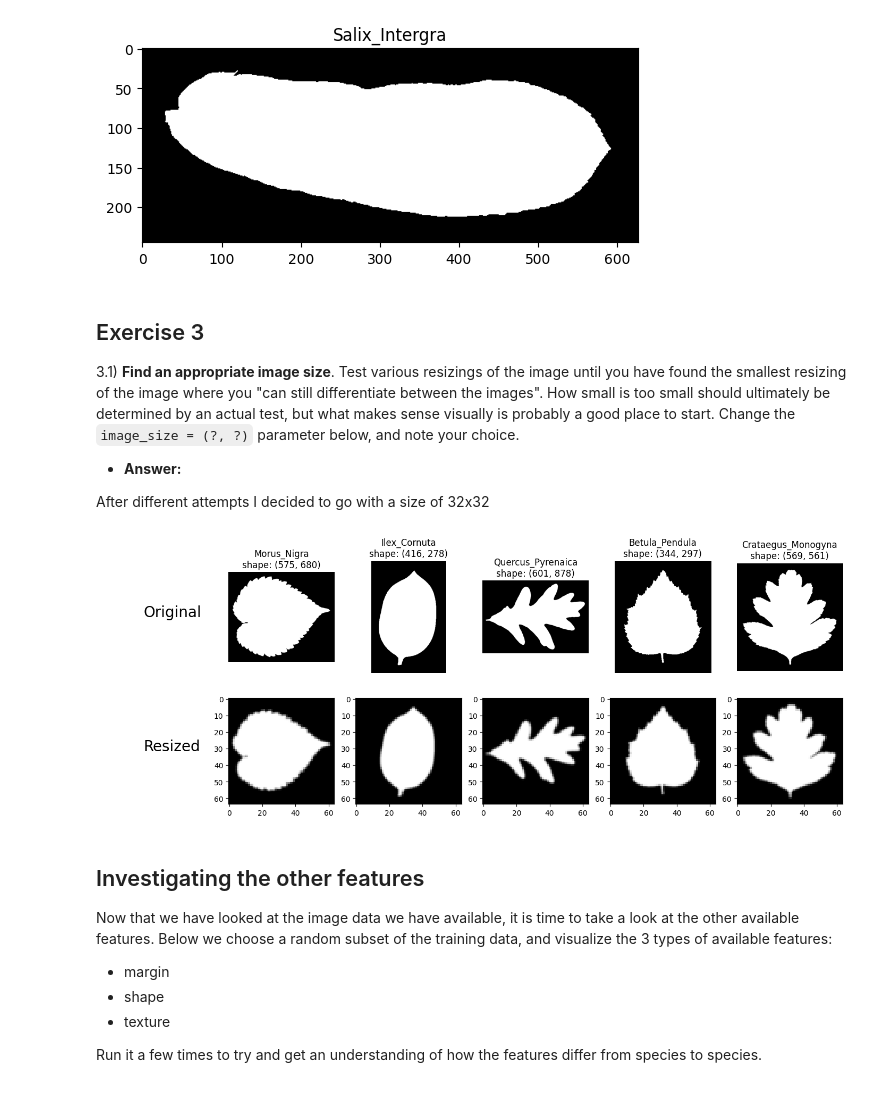
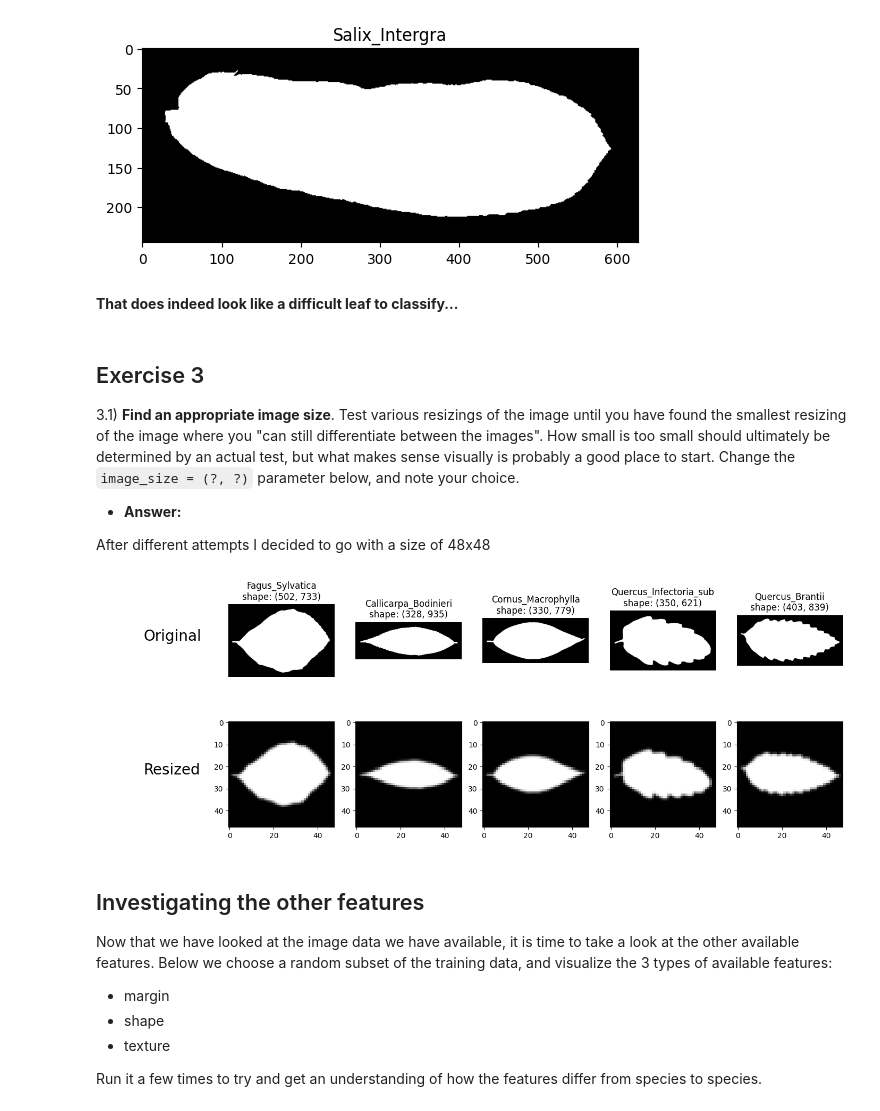
Before and after one commit to JonatanHauge/02456-deep-learning-with-PyTorch, a Jupyter notebook: 6_Mini_Project/6_1_EXE_Kaggle_Leaf_Challenge.ipynb, the cells around one changed output. Cells and saved outputs as stored; diff of their text form; code cells hidden in the pictures.

```diff
--- a/6_Mini_Project/6_1_EXE_Kaggle_Leaf_Challenge.ipynb
+++ b/6_Mini_Project/6_1_EXE_Kaggle_Leaf_Challenge.ipynb
@@ -230,6 +229,8 @@ plt.title('Salix_Intergra')
 plt.show()
 # %% [output]
 [figure]
+# %% [markdown]
+**That does indeed look like a difficult leaf to classify...**
 # %% [markdown]
 ## Exercise 3
 
@@ -238,10 +239,10 @@ How small is too small should ultimately be determined by an actual test, but wh
 Change the `image_size = (?, ?)` parameter below, and note your choice.
  * **Answer:**
 
- After different attempts I decided to go with a size of 32x32
+ After different attempts I decided to go with a size of 48x48
 # %%
 ## Image pre-processing
-image_size = (64, 64)  # <-- YOUR CODE HERE
+image_size = (48, 48)  # <-- YOUR CODE HERE
 
 # Amount of images
 amount = 5
@@ -252,34 +253,34 @@ fig = plt.figure(figsize=(18, 6))
 
 # Save original images in the figure
 ax = plt.subplot(2, amount + 1, 1)
 txt = ax.text(0.4, 0.5, 'Original', fontsize=20)
 txt.set_clip_on(False)
 plt.axis('off')
 for i, path in enumerate(image_sample):
     plt.subplot(2, amount + 1, i + 2)
     image = imread(path, as_gray=True)
     plt.imshow(image, cmap='gray')
     _id = int(path.split('/')[-1].split('.')[0])
     plt.title("{0}\nshape: {1}".format(train[train.id == _id].species.values[0], image.shape))
     plt.axis('off')
 
 # Save resized images in the figure
 ax = plt.subplot(2, amount + 1, len(image_sample) + 2)
 txt = ax.text(0.4, 0.5, 'Resized', fontsize=20)
 txt.set_clip_on(False)
 plt.axis('off')
 for i, path in enumerate(image_sample):
     i += len(image_sample) + 3
     plt.subplot(2, amount + 1, i)
     image = imread(path, as_gray=True)
     image = data_utils.pad2square(image)  # Make the image square
     image = resize(image, output_shape=image_size, mode='reflect', anti_aliasing=True)  # resizes the image
     plt.imshow(image, cmap='gray')
 
 # Show plot
 plt.show()
 # %% [output]
-[figure, old version]
+[figure, new version]
 # %% [markdown]
 ## Investigating the other features
 
```
Also changed, not shown: parts of 15 cells of this notebook.
